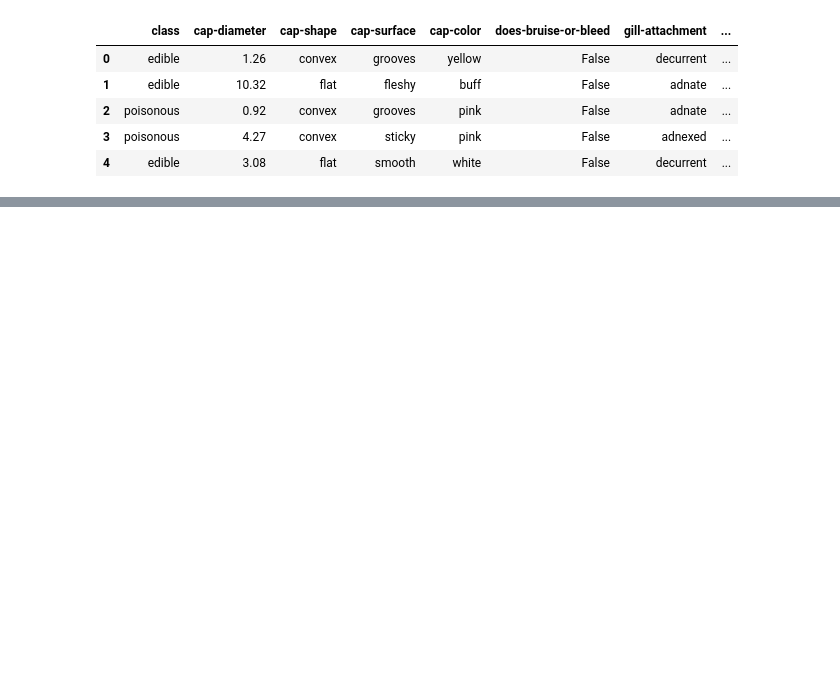
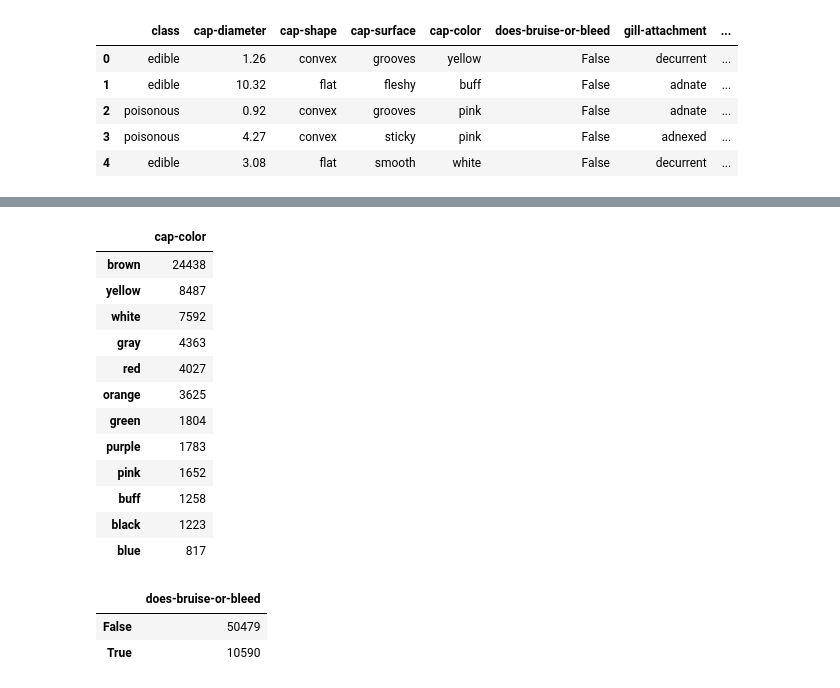
Before and after one commit to lauragabrielson/Mushroom_Classifier, a Jupyter notebook: pre_ml_analysis.ipynb, the cells around one changed output, grey strips where cells are left out. Saved outputs shown, nothing was run; the diff lists cells and outputs as text; code cells hidden in the pictures; blank space fills up the shorter version.

```diff
--- a/pre_ml_analysis.ipynb
+++ b/pre_ml_analysis.ipynb
@@ -83,0 +82,26 @@ dtype: object
+# %%
+cap_color_df = data['cap-color'].value_counts()
+cap_color_df = pd.DataFrame(cap_color_df)
+cap_color_df
+# %% [output]
+|  | cap-color |
+| brown | 24438 |
+| yellow | 8487 |
+| white | 7592 |
+| gray | 4363 |
+| red | 4027 |
+| orange | 3625 |
+| green | 1804 |
+| purple | 1783 |
+| pink | 1652 |
+| buff | 1258 |
+| black | 1223 |
+| blue | 817 |
+# %%
+bruise_bleed_df = data['does-bruise-or-bleed'].value_counts()
+bruise_bleed_df = pd.DataFrame(bruise_bleed_df)
+bruise_bleed_df
+# %% [output]
+|  | does-bruise-or-bleed |
+| False | 50479 |
+| True | 10590 |
```
Also changed, not shown: parts of 13 cells of this notebook.
